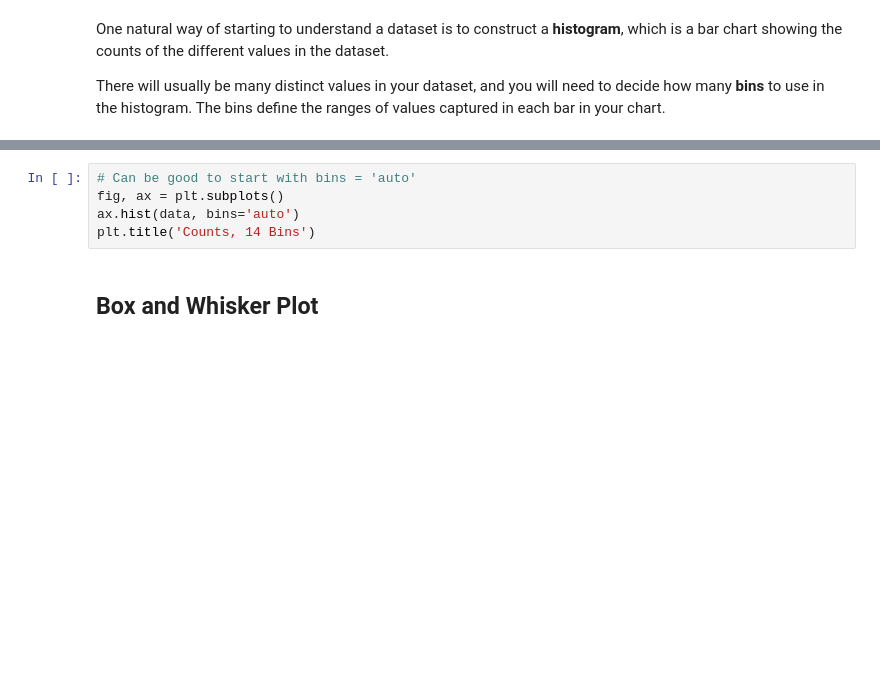
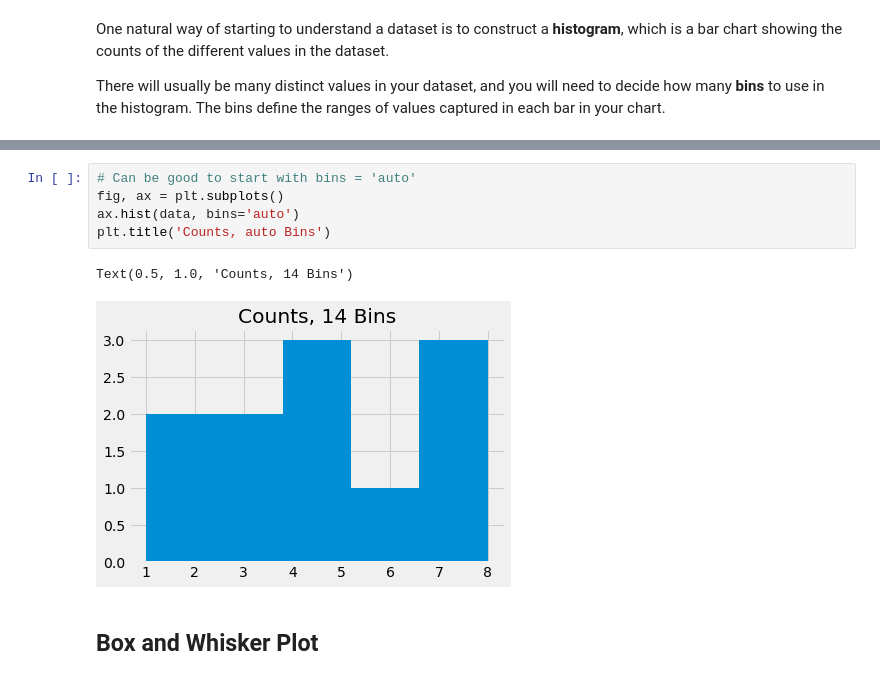
Before and after one commit to rbdaly16/NATL-DS-Live-062623, a Jupyter notebook: Phase1/Lectures/13-Descriptive_Stats.ipynb, the cells around one changed output, grey strips where cells are left out. Saved outputs shown, nothing was run; the diff lists cells and outputs as text; blank space fills up the shorter version.

```diff
--- a/Phase1/Lectures/13-Descriptive_Stats.ipynb
+++ b/Phase1/Lectures/13-Descriptive_Stats.ipynb
@@ -160,8 +242,11 @@ plt.title('Counts, 7 Bins')
 # %%
 # Can be good to start with bins = 'auto'
 fig, ax = plt.subplots()
 ax.hist(data, bins='auto')
-plt.title('Counts, 14 Bins')
+plt.title('Counts, auto Bins')
+# %% [output]
+Text(0.5, 1.0, 'Counts, 14 Bins')
+[figure, added]
 # %% [markdown]
 ## Box and Whisker Plot
 # %% [markdown]
```
Also changed, not shown: parts of 55 cells of this notebook.
